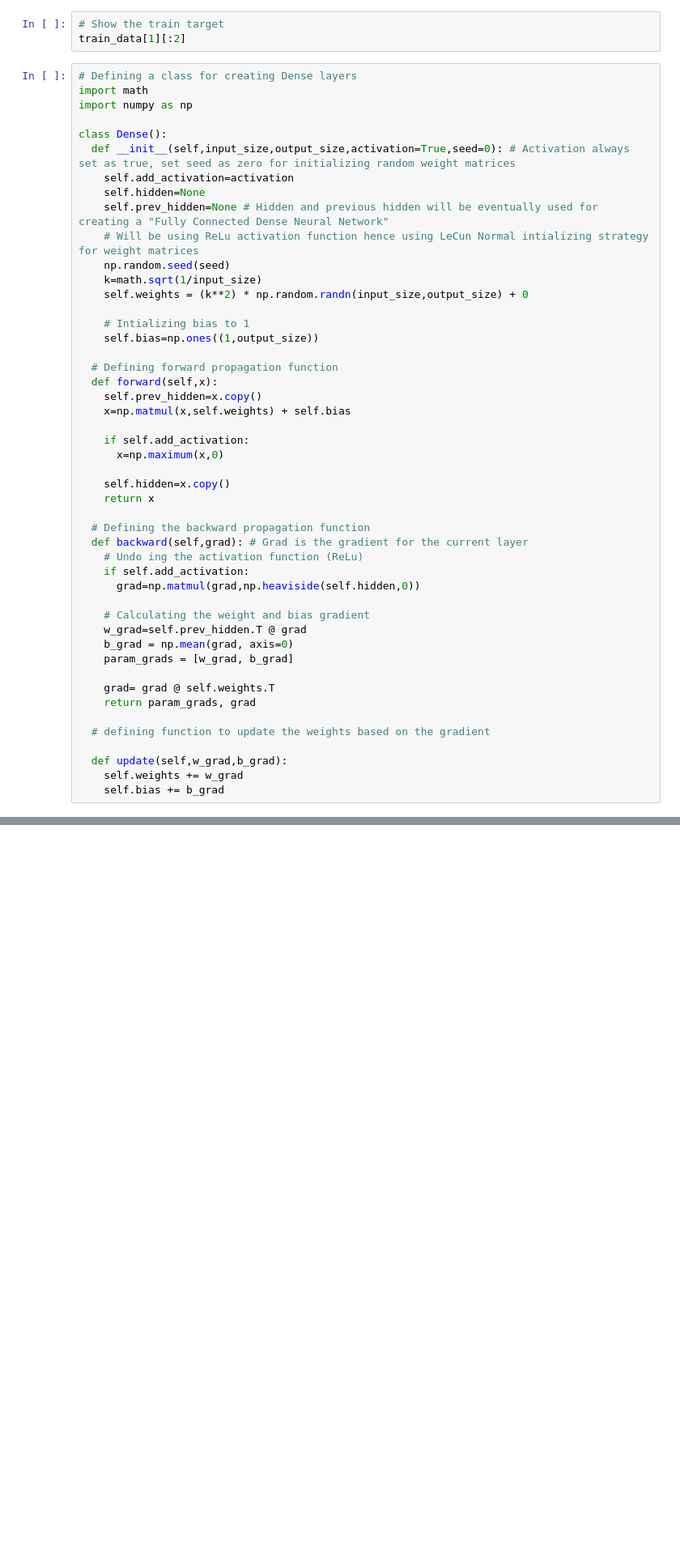
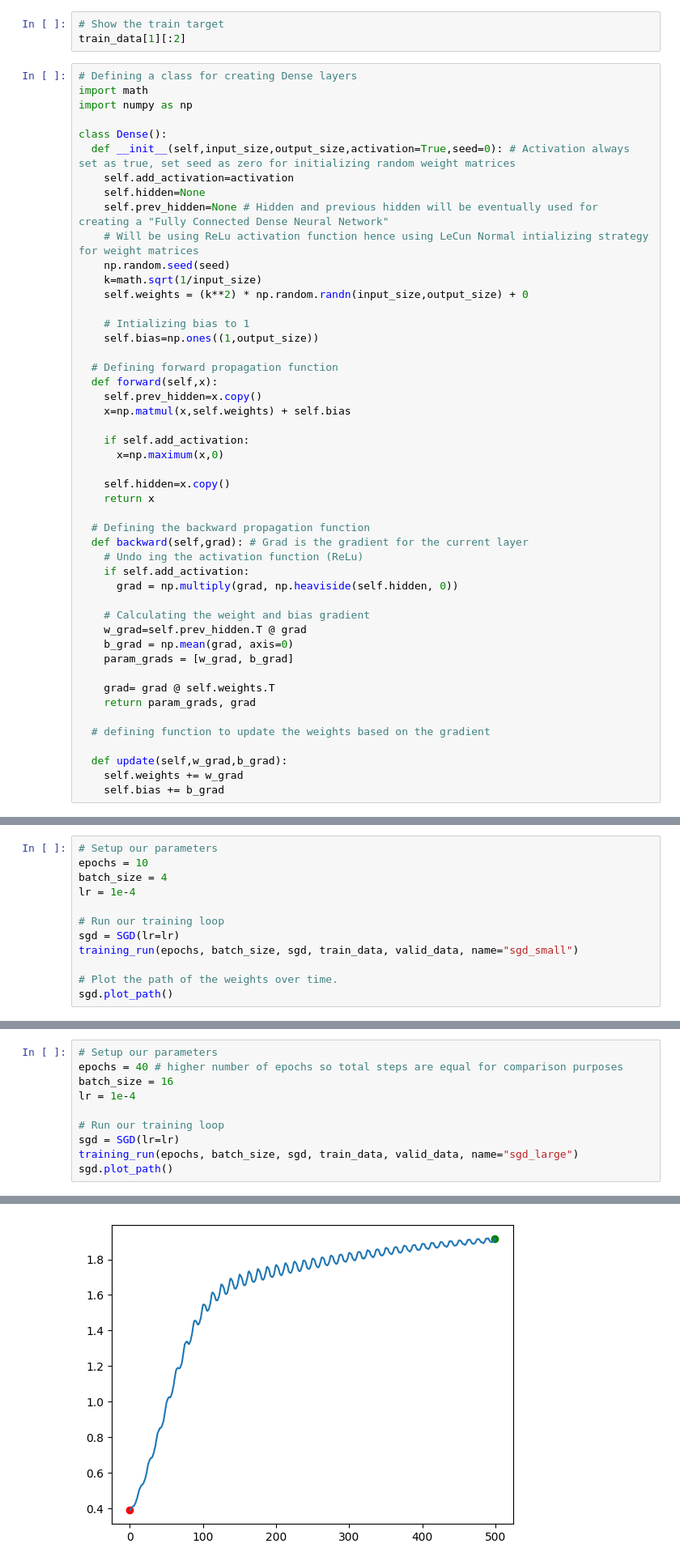
Before and after one commit to shub2022/DLS_from_scratch, a Jupyter notebook: code/optimizer.ipynb, the cells around one changed output, grey strips where cells are left out. Shown at 81% size. Saved outputs shown, nothing was run; the diff lists cells and outputs as text; blank space fills up the shorter version.

```diff
--- a/code/optimizer.ipynb
+++ b/code/optimizer.ipynb
@@ -42,7 +70,7 @@ class Dense():
   def backward(self,grad): # Grad is the gradient for the current layer
     # Undo ing the activation function (ReLu)
     if self.add_activation:
-      grad=np.matmul(grad,np.heaviside(self.hidden,0))
+      grad = np.multiply(grad, np.heaviside(self.hidden, 0))
 
     # Calculating the weight and bias gradient
     w_grad=self.prev_hidden.T @ grad
@@ -83,0 +264,12 @@ def backward(grad, layers):
+# %%
+# Setup our parameters
+epochs = 10
+batch_size = 4
+lr = 1e-4
+
+# Run our training loop
+sgd = SGD(lr=lr)
+training_run(epochs, batch_size, sgd, train_data, valid_data, name="sgd_small")
+
+# Plot the path of the weights over time.
+sgd.plot_path()
@@ -83,0 +279,11 @@ def backward(grad, layers):
+# %%
+# Setup our parameters
+epochs = 40 # higher number of epochs so total steps are equal for comparison purposes
+batch_size = 16
+lr = 1e-4
+
+# Run our training loop
+sgd = SGD(lr=lr)
+training_run(epochs, batch_size, sgd, train_data, valid_data, name="sgd_large")
+sgd.plot_path()
+# %% [output]
@@ -83,0 +291 @@ def backward(grad, layers):
+[figure, added]
```
Also changed, not shown: parts of 12 cells of this notebook.
